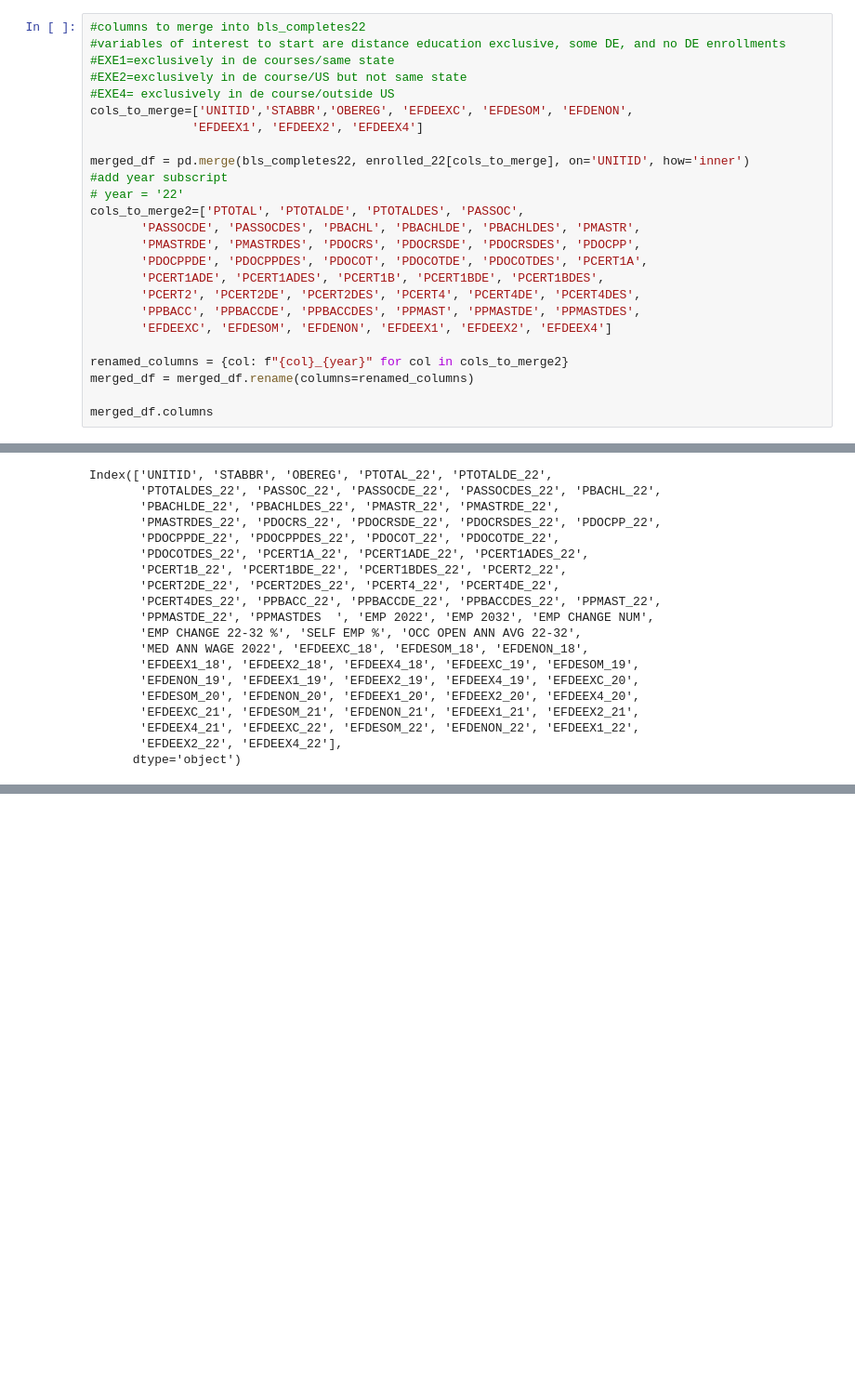
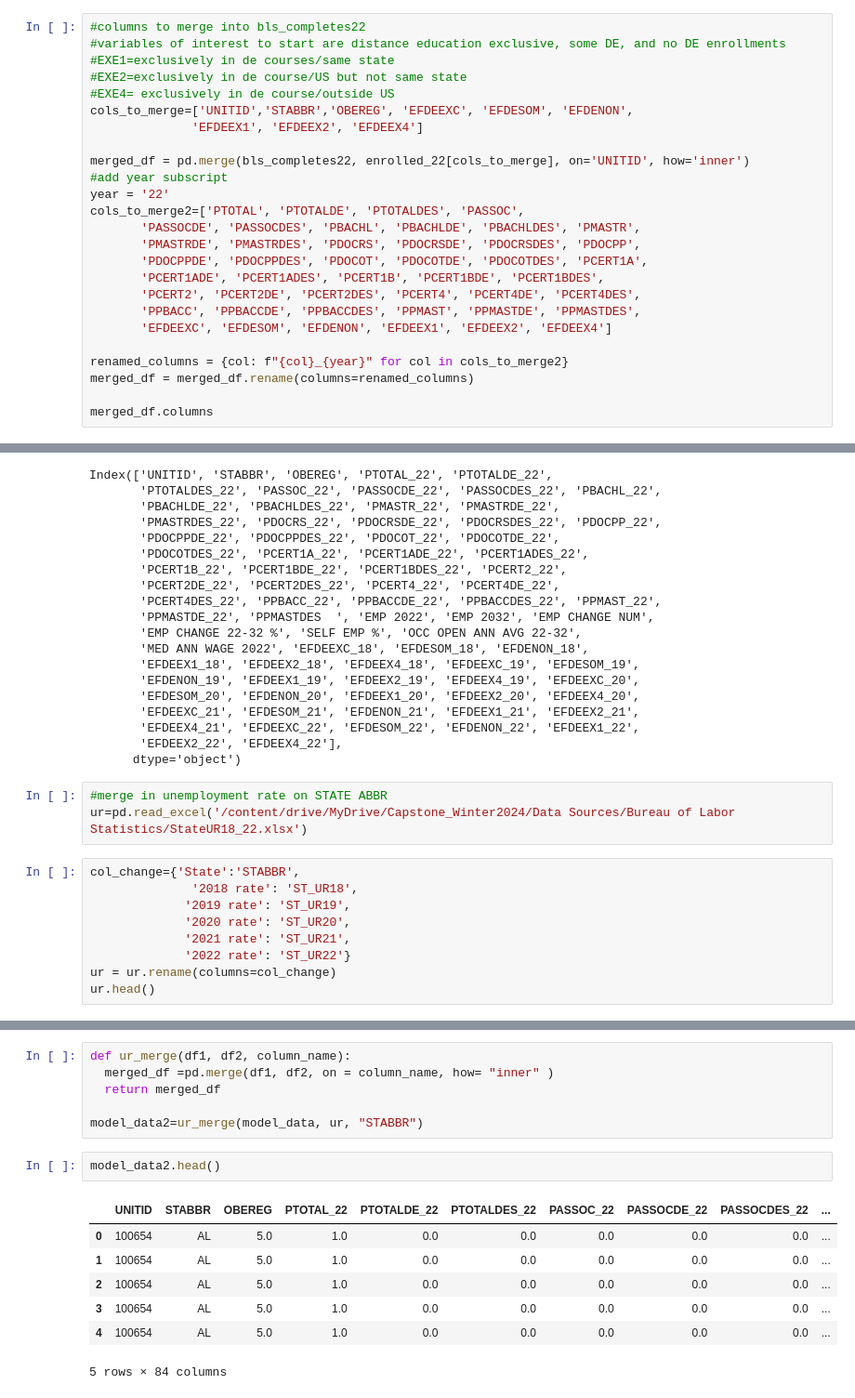
Before and after one commit to katyk20/DistanceLearning_Capstone, a Jupyter notebook: Code Notebooks/Model_Datasets.ipynb, the cells around one changed output, grey strips where cells are left out. Shown at 93% size. Saved outputs shown, nothing was run; the diff lists cells and outputs as text; blank space fills up the shorter version.

```diff
--- a/Code Notebooks/Model_Datasets.ipynb
+++ b/Code Notebooks/Model_Datasets.ipynb
@@ -156,7 +156,7 @@ cols_to_merge=['UNITID','STABBR','OBEREG', 'EFDEEXC', 'EFDESOM', 'EFDENON',
 
 merged_df = pd.merge(bls_completes22, enrolled_22[cols_to_merge], on='UNITID', how='inner')
 #add year subscript
-# year = '22'
+year = '22'
 cols_to_merge2=['PTOTAL', 'PTOTALDE', 'PTOTALDES', 'PASSOC',
        'PASSOCDE', 'PASSOCDES', 'PBACHL', 'PBACHLDE', 'PBACHLDES', 'PMASTR',
        'PMASTRDE', 'PMASTRDES', 'PDOCRS', 'PDOCRSDE', 'PDOCRSDES', 'PDOCPP',
@@ -319,3 +319,15 @@ Index(['UNITID', 'STABBR', 'OBEREG', 'PTOTAL_22', 'PTOTALDE_22',
        'EFDEEX4_21', 'EFDEEXC_22', 'EFDESOM_22', 'EFDENON_22', 'EFDEEX1_22',
        'EFDEEX2_22', 'EFDEEX4_22'],
       dtype='object')
+# %%
+#merge in unemployment rate on STATE ABBR
+ur=pd.read_excel('/content/drive/MyDrive/Capstone_Winter2024/Data Sources/Bureau of Labor Statistics/StateUR18_22.xlsx')
+# %%
+col_change={'State':'STABBR',
+              '2018 rate': 'ST_UR18',
+             '2019 rate': 'ST_UR19',
+             '2020 rate': 'ST_UR20',
+             '2021 rate': 'ST_UR21',
+             '2022 rate': 'ST_UR22'}
+ur = ur.rename(columns=col_change)
+ur.head()
@@ -322 +341,17 @@ Index(['UNITID', 'STABBR', 'OBEREG', 'PTOTAL_22', 'PTOTALDE_22',
+# %%
+def ur_merge(df1, df2, column_name):
+  merged_df =pd.merge(df1, df2, on = column_name, how= "inner" )
+  return merged_df
+
+model_data2=ur_merge(model_data, ur, "STABBR")
+# %%
+model_data2.head()
+# %% [output]
+|  | UNITID | STABBR | OBEREG | PTOTAL_22 | PTOTALDE_22 | PTOTALDES_22 | PASSOC_22 | PASSOCDE_22 | PASSOCDES_22 | ... |
+| 0 | 100654 | AL | 5.0 | 1.0 | 0.0 | 0.0 | 0.0 | 0.0 | 0.0 | ... |
+| 1 | 100654 | AL | 5.0 | 1.0 | 0.0 | 0.0 | 0.0 | 0.0 | 0.0 | ... |
+| 2 | 100654 | AL | 5.0 | 1.0 | 0.0 | 0.0 | 0.0 | 0.0 | 0.0 | ... |
+| 3 | 100654 | AL | 5.0 | 1.0 | 0.0 | 0.0 | 0.0 | 0.0 | 0.0 | ... |
+| 4 | 100654 | AL | 5.0 | 1.0 | 0.0 | 0.0 | 0.0 | 0.0 | 0.0 | ... |
+5 rows × 84 columns
 # %%
```
Also changed, not shown: parts of 3 cells of this notebook.
